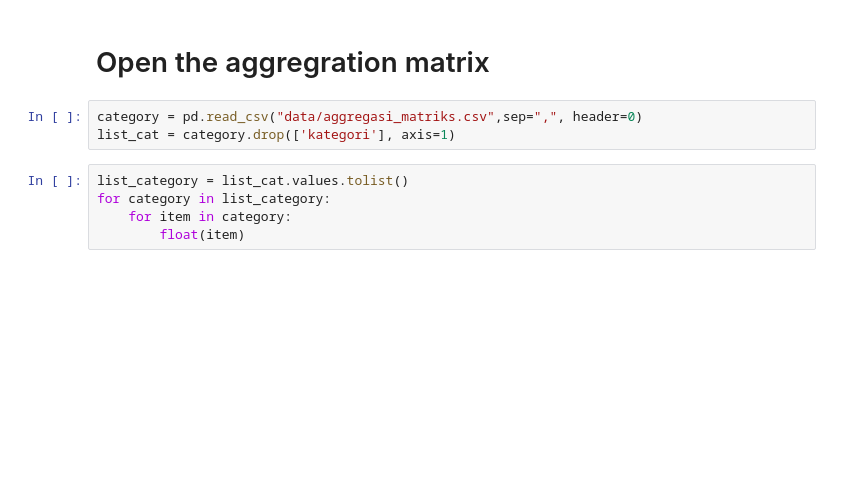
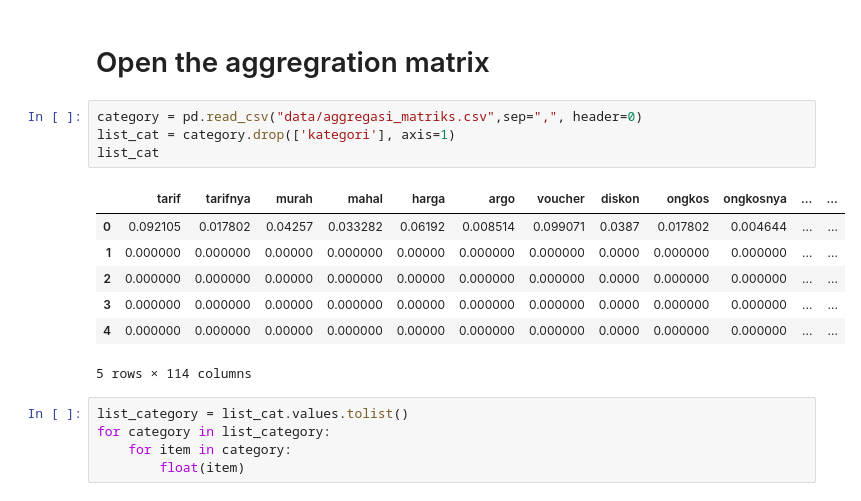
Before and after one commit to krfadlh/cosine-similarity, a Jupyter notebook: Cosine Similarity.ipynb, the cells around one changed output. Saved outputs shown, nothing was run; the diff lists cells and outputs as text; blank space fills up the shorter version.

```diff
--- a/Cosine Similarity.ipynb
+++ b/Cosine Similarity.ipynb
@@ -136,6 +158,15 @@ df_index
 # %%
 category = pd.read_csv("data/aggregasi_matriks.csv",sep=",", header=0)
 list_cat = category.drop(['kategori'], axis=1)
+list_cat
+# %% [output]
+|  | tarif | tarifnya | murah | mahal | harga | argo | voucher | diskon | ongkos | ongkosnya | ... | ... |
+| 0 | 0.092105 | 0.017802 | 0.04257 | 0.033282 | 0.06192 | 0.008514 | 0.099071 | 0.0387 | 0.017802 | 0.004644 | ... | ... |
+| 1 | 0.000000 | 0.000000 | 0.00000 | 0.000000 | 0.00000 | 0.000000 | 0.000000 | 0.0000 | 0.000000 | 0.000000 | ... | ... |
+| 2 | 0.000000 | 0.000000 | 0.00000 | 0.000000 | 0.00000 | 0.000000 | 0.000000 | 0.0000 | 0.000000 | 0.000000 | ... | ... |
+| 3 | 0.000000 | 0.000000 | 0.00000 | 0.000000 | 0.00000 | 0.000000 | 0.000000 | 0.0000 | 0.000000 | 0.000000 | ... | ... |
+| 4 | 0.000000 | 0.000000 | 0.00000 | 0.000000 | 0.00000 | 0.000000 | 0.000000 | 0.0000 | 0.000000 | 0.000000 | ... | ... |
+5 rows × 114 columns
 # %%
 list_category = list_cat.values.tolist()
 for category in list_category:
```
Also changed, not shown: parts of 6 cells of this notebook, 25 other files.
